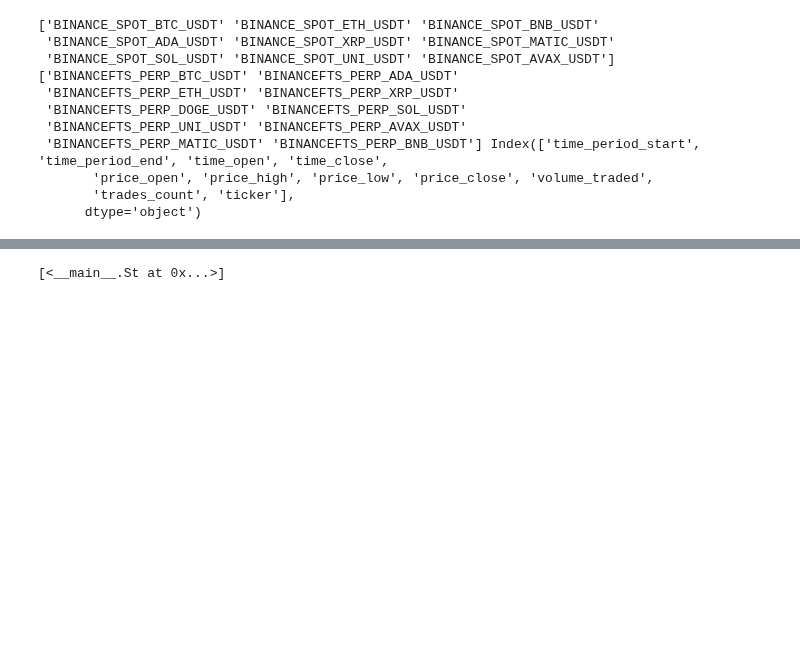
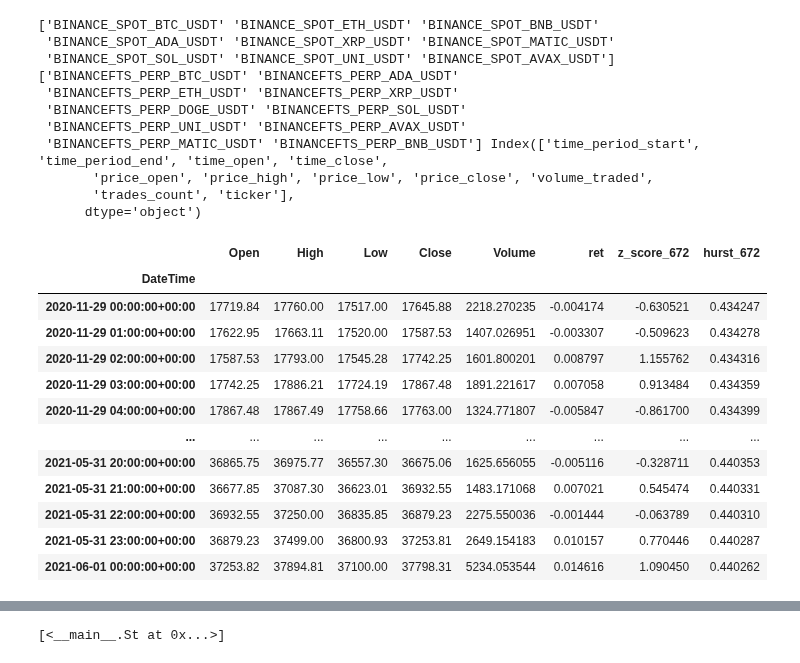
Before and after one commit to regression-gerry/hurst_capstone, a Jupyter notebook: notebooks/rescaled_range_analysis.ipynb, the cells around one changed output, grey strips where cells are left out. Cells and saved outputs as stored; diff of their text form; code cells hidden in the pictures; blank space fills up the shorter version.

```diff
--- a/notebooks/rescaled_range_analysis.ipynb
+++ b/notebooks/rescaled_range_analysis.ipynb
@@ -68,7 +71,8 @@ print(df_spot.ticker.unique(), df_perp.ticker.unique(), df_spot.columns)
        'trades_count', 'ticker'],
       dtype='object')
 # %%
-class Wrangler:
+# overall class methods to wrangle the data
+class Wrangle:
 
     # hurst exponent through rescaled range
     @classmethod
@@ -113,42 +117,64 @@ class Wrangler:
                 n = n // 2
         return [np.array(x), n]
 
+    def __z_score(ts):
+        return (ts[-1] - ts[:-1].mean()) / ts[:-1].std()
+
     ## choose the ticker inside the dataframe
-    @staticmethod
-    def get_backtest_ticker_df(df: pd.DataFrame, ticker: str, start_dt: str, end_dt: str, with_returns=True) -> pd.DataFrame:
+    @classmethod
+    def get_backtest_ticker_df(cls, df: pd.DataFrame, ticker: str, start_dt: str, end_dt: str, with_returns=True, with_z_score=True, rolling_window=168) -> pd.DataFrame:
         data = df.loc[(df['ticker'] == ticker) & (df['time_period_start'] >= start_dt) & (df['time_period_start'] <= end_dt)]
         data = data[['time_period_start', 'price_open', 'price_high', 'price_low', 'price_close', 'volume_traded']]
         data.columns = ['DateTime', 'Open', 'High', 'Low', 'Close', 'Volume']
         data.set_index('DateTime', inplace=True)
-        if with_returns: data['ret'] = data['Close'].pct_change()
+        if with_returns:
+            data['ret'] = data['Close'].pct_change()
+            data = data.iloc[1:, :]
+            if with_z_score:
+                data['z_score'] = data['ret'].rolling(rolling_window).apply(cls.__z_score)
+        data.ffill(True, inplace=True)
 
         return data
 
     @classmethod
-    def get_backtest_ticker_with_hurst_df(cls, df: pd.DataFrame, ticker: str, start_dt: str, end_dt: str, rolling_window: int) -> pd.DataFrame:
-        df = cls.get_backtest_ticker_df(df, ticker, start_dt, end_dt)
-        df[f'hurst_{rolling_window}'] = df['Close'].rolling(rolling_window).apply(cls.hurst_rs)
+    def get_backtest_ticker_with_hurst_df(cls, df: pd.DataFrame, ticker: str, start_dt: str, end_dt: str, rolling_window: int, with_returns=True, with_z_score=True) -> pd.DataFrame:
+        df = cls.get_backtest_ticker_df(df, ticker, start_dt, end_dt, with_returns, with_z_score, rolling_window)
+        df['hurst'] = df['Close'].rolling(rolling_window).apply(cls.hurst_rs)
 
-        return df
+        return df.iloc[rolling_window - 1:, :]
 
     @classmethod
-    def get_all_backtest_ticker_dict(cls, df_spot: pd.DataFrame, df_perp: pd.DataFrame, start_dt: str, end_dt: str) -> dict:
+    def get_all_backtest_ticker_dict(cls, df_spot: pd.DataFrame, df_perp: pd.DataFrame, start_dt: str, end_dt: str, with_returns=True, with_z_score=True, rolling_window=168) -> dict:
         backtest_dict = {spot_ticker.split('_')[2]: {
-            'spot': cls.get_backtest_ticker_df(df_spot, ticker=spot_ticker, start_dt=start_dt, end_dt=end_dt),
-            'perp': cls.get_backtest_ticker_df(df_perp, ticker=perp_ticker, start_dt=start_dt, end_dt=end_dt, with_returns=False)
+            'spot': cls.get_backtest_ticker_df(df_spot, ticker=spot_ticker, start_dt=start_dt, end_dt=end_dt, with_returns=with_returns, with_z_score=with_z_score, rolling_window=rolling_window),
+            'perp': cls.get_backtest_ticker_df(df_perp, ticker=perp_ticker, start_dt=start_dt, end_dt=end_dt, with_returns=with_returns, with_z_score=with_z_score, rolling_window=rolling_window)
         } for spot_ticker, perp_ticker in zip(df_spot.ticker.unique(), df_perp.ticker.unique())}
 
         return backtest_dict
 
     @classmethod
-    def get_all_backtest_ticker_with_hurst_dict(cls, df_spot: pd.DataFrame, df_perp: pd.DataFrame, start_dt: str, end_dt: str, rolling_window: int):
-        backtest_dict = cls.get_all_backtest_ticker_dict(df_spot, df_perp, start_dt, end_dt)
+    def get_all_backtest_ticker_with_hurst_dict(cls, df_spot: pd.DataFrame, df_perp: pd.DataFrame, start_dt: str, end_dt: str, rolling_window: int, with_returns=True, with_z_score=True):
+        backtest_dict = cls.get_all_backtest_ticker_dict(df_spot, df_perp, start_dt, end_dt, with_returns=with_returns, with_z_score=with_z_score, rolling_window=rolling_window)
         ticker_list = list(backtest_dict.keys())
         for ticker in ticker_list:
             df = backtest_dict[ticker]['spot']
-            df[f'hurst_{rolling_window}'] = df['Close'].rolling(rolling_window).apply(cls.hurst_rs)
+            df['hurst'] = df['Close'].rolling(rolling_window).apply(cls.hurst_rs)
+            backtest_dict[ticker]['spot'] = df.iloc[rolling_window - 1:, :]
 
         return backtest_dict
 # %%
-Wrangler.get_all_backtest_ticker_with_hurst_dict(df_spot, df_perp, '2020-11-01', '2022-08-01', 672)
+Wrangle.get_backtest_ticker_with_hurst_df(df_spot, 'BINANCE_SPOT_BTC_USDT', '2020-11-01', '2021-06-01', 672)
 # %% [output]
+|  | Open | High | Low | Close | Volume | ret | z_score_672 | hurst_672 |
+| DateTime |  |  |  |  |  |  |  |  |
+| 2020-11-29 00:00:00+00:00 | 17719.84 | 17760.00 | 17517.00 | 17645.88 | 2218.270235 | -0.004174 | -0.630521 | 0.434247 |
+| 2020-11-29 01:00:00+00:00 | 17622.95 | 17663.11 | 17520.00 | 17587.53 | 1407.026951 | -0.003307 | -0.509623 | 0.434278 |
+| 2020-11-29 02:00:00+00:00 | 17587.53 | 17793.00 | 17545.28 | 17742.25 | 1601.800201 | 0.008797 | 1.155762 | 0.434316 |
+| 2020-11-29 03:00:00+00:00 | 17742.25 | 17886.21 | 17724.19 | 17867.48 | 1891.221617 | 0.007058 | 0.913484 | 0.434359 |
+| 2020-11-29 04:00:00+00:00 | 17867.48 | 17867.49 | 17758.66 | 17763.00 | 1324.771807 | -0.005847 | -0.861700 | 0.434399 |
+| ... | ... | ... | ... | ... | ... | ... | ... | ... |
+| 2021-05-31 20:00:00+00:00 | 36865.75 | 36975.77 | 36557.30 | 36675.06 | 1625.656055 | -0.005116 | -0.328711 | 0.440353 |
+| 2021-05-31 21:00:00+00:00 | 36677.85 | 37087.30 | 36623.01 | 36932.55 | 1483.171068 | 0.007021 | 0.545474 | 0.440331 |
+| 2021-05-31 22:00:00+00:00 | 36932.55 | 37250.00 | 36835.85 | 36879.23 | 2275.550036 | -0.001444 | -0.063789 | 0.440310 |
+| 2021-05-31 23:00:00+00:00 | 36879.23 | 37499.00 | 36800.93 | 37253.81 | 2649.154183 | 0.010157 | 0.770446 | 0.440287 |
+| 2021-06-01 00:00:00+00:00 | 37253.82 | 37894.81 | 37100.00 | 37798.31 | 5234.053544 | 0.014616 | 1.090450 | 0.440262 |
```
Also changed, not shown: parts of 23 cells of this notebook.
